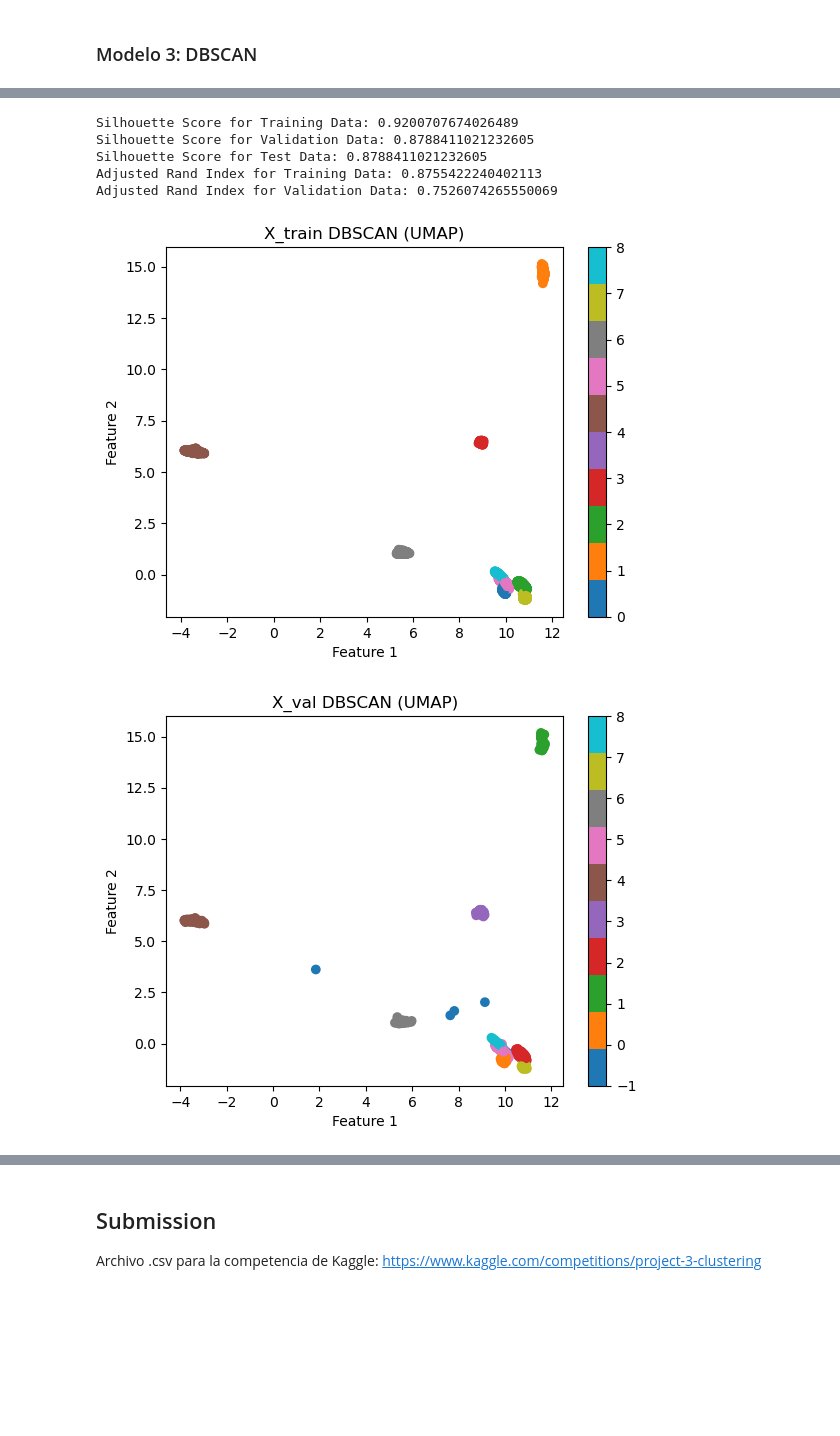
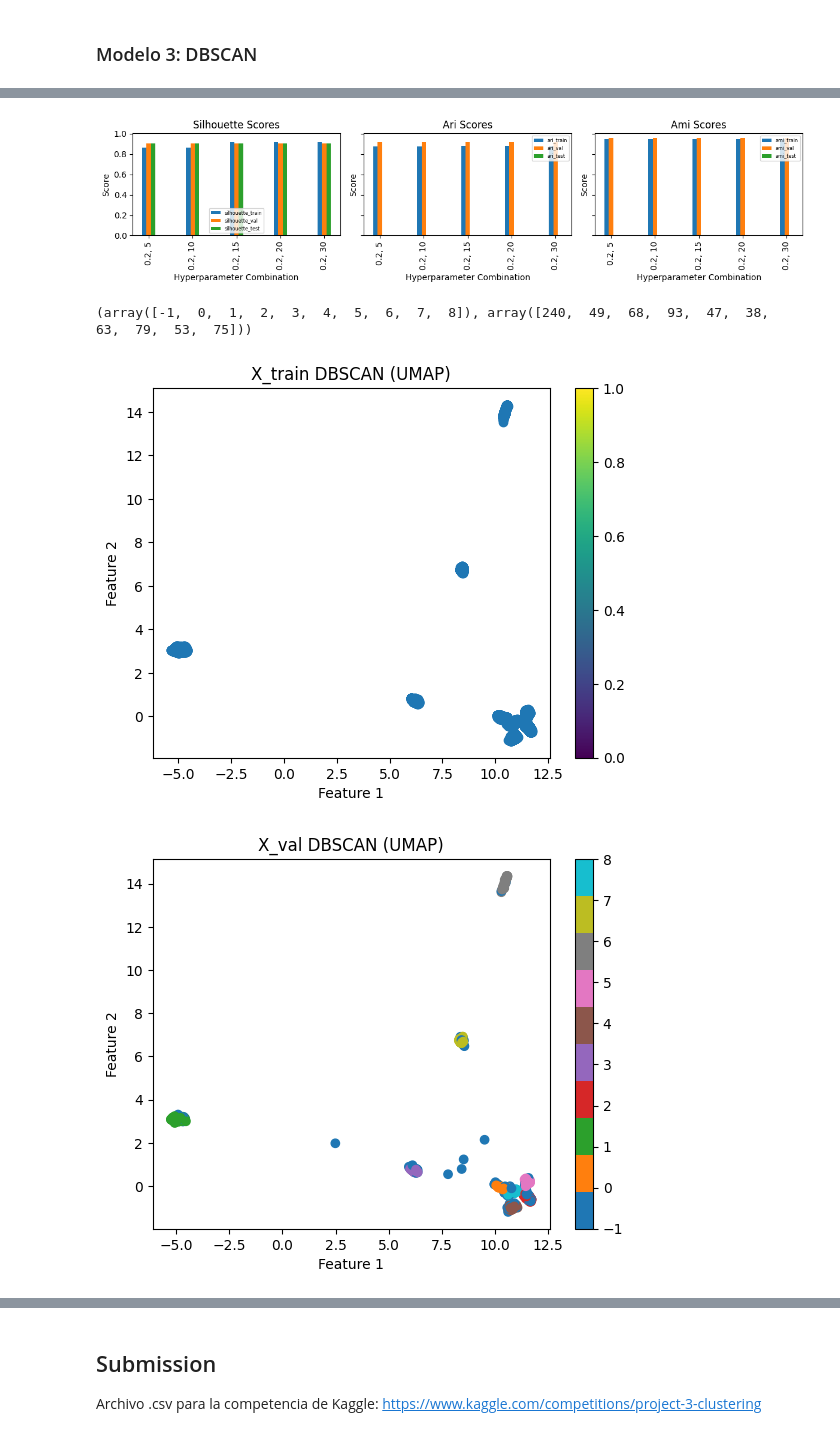
Before and after one commit to slamgLuke/HAClustering, a Jupyter notebook: r21d_kinetics copy.ipynb, the cells around one changed output, grey strips where cells are left out. Drawn from its saved outputs; the diff is of its cells as text; code cells hidden in the pictures; blank space fills up the shorter version.

Commit message:
experimentacion semi terminada

```diff
--- a/r21d_kinetics copy.ipynb
+++ b/r21d_kinetics copy.ipynb
@@ -539,12 +589,16 @@ class Experimentacion_modelo:
 
     def training_model_direct(self, hiper):
         self.model.set_params(*hiper)
-        self.model.train(self.x_train, self.y_train)
+        return self.model.train(self.x_train, self.y_train)
 
     # Entrenar modelo con los mejores hiperparametros para la predicción final
-    def training_model(self, i=0):
-        self.model.set_params(*self.best_hiper[i])
-        self.model.train(self.x_train)
+    def training_model(self, i=0, labels=None):
+        if labels is not None:
+            self.model.set_params(*self.best_hiper[i])
+            self.model.train(self.x_train, labels)
+        else:
+            self.model.set_params(*self.best_hiper[i])
+            self.model.train(self.x_train)
 
     # Entrenar modelo sin tener que esperar
 
@@ -945,7 +1002,7 @@ class DBSCAN():
 model_dbscan = DBSCAN()
 # params to dbscan  radio, vecinos_min)
 db_hyperparam = {
-    "radio": [0.2, 0.3, 0.4, 0.5, 1.0 , 2.0, 3.0, 4.0, 5.0, 6.0],
+    "radio": [0.3, 0.5, 1.0 , 2.0, 3.0, 4.0, 5.0, 6.0],
     "vecinos_min": [5, 10, 15, 20, 30],
 }
 
@@ -1043,49 +1049,48 @@ plot_metrics_grid(reporte, metrics, k)
+# %%
+metrics = ['silhouette', 'ari', 'ami']
+k = 5  #
+plot_metrics_grid(reporte, metrics, k)
+# %% [output]
+[figure, added]
+# %%
+y_train_labels = experiment_db.training_model(i=0)  # 0 porque es el top 1 en de un top 5 de best hiperparams
+y_val_labels = experiment_db.predict(X_val_umap)
+y_test_labels = experiment_db.predict(X_test_umap)
+
+y_train_labels = experiment_db.training_model(i=1)
+y_test_labels2 = experiment_db.predict(X_test_umap)
+
+print(np.unique(y_test_labels, return_counts=True))
+# %% [output]
+(array([-1,  0,  1,  2,  3,  4,  5,  6,  7,  8]), array([240,  49,  68,  93,  47,  38,  63,  79,  53,  75]))
 # %%
-# Gráficas y métricas para el modelo DBSCAN
-silhouette_train = silhouette_score(X_train_umap, dbscan_train_labels)
-silhouette_val = silhouette_score(X_val_umap, dbscan_val_labels)
-silhouette_val = silhouette_score(X_test_umap, dbscan_test_labels)
-rand_index_train = adjusted_rand_score(Y_train[0], dbscan_train_labels)
-rand_index_val = adjusted_rand_score(Y_val[0], dbscan_val_labels)
-
-print(f"Silhouette Score for Training Data: {silhouette_train}")
-print(f"Silhouette Score for Validation Data: {silhouette_val}")
-print(f"Silhouette Score for Test Data: {silhouette_val}")
-print(f"Adjusted Rand Index for Training Data: {rand_index_train}")
-print(f"Adjusted Rand Index for Validation Data: {rand_index_val}")
-
 # Plot for X_train
 fig = plt.figure()
-plt.scatter(X_train_umap[:, 0], X_train_umap[:, 1], c=dbscan_train_labels, cmap='tab10')
+plt.scatter(X_train_umap[:, 0], X_train_umap[:, 1], c=y_train_labels, cmap='tab10')
 plt.title("X_train DBSCAN (UMAP)")
 plt.xlabel("Feature 1")
 plt.ylabel("Feature 2")
 plt.colorbar()
 plt.show()
 
 
 # Plot for X_val
 fig = plt.figure()
-plt.scatter(X_val_umap[:, 0], X_val_umap[:, 1], c=dbscan_val_labels, cmap='tab10')
+plt.scatter(X_val_umap[:, 0], X_val_umap[:, 1], c=y_val_labels, cmap='tab10')
 plt.title("X_val DBSCAN (UMAP)")
 plt.xlabel("Feature 1")
 plt.ylabel("Feature 2")
 plt.colorbar()
 plt.show()
 
 # Plot for X_val
 fig = plt.figure()
-plt.scatter(X_test_umap[:, 0], X_test_umap[:, 1], c=dbscan_test_labels, cmap='tab10')
+plt.scatter(X_test_umap[:, 0], X_test_umap[:, 1], c=y_test_labels, cmap='tab10')
 plt.title("X_test DBSCAN (UMAP)")
 plt.xlabel("Feature 1")
 plt.ylabel("Feature 2")
 plt.colorbar()
 plt.show()
 # %% [output]
-Silhouette Score for Training Data: 0.9200707674026489
-Silhouette Score for Validation Data: 0.8788411021232605
-Silhouette Score for Test Data: 0.8788411021232605
-Adjusted Rand Index for Training Data: 0.8755422240402113
-Adjusted Rand Index for Validation Data: 0.7526074265550069
-[figure, old version]
+[figure, new version]
-[figure, old version]
+[figure, new version]
```
Also changed, not shown: parts of 17 cells of this notebook, 2 other files.
